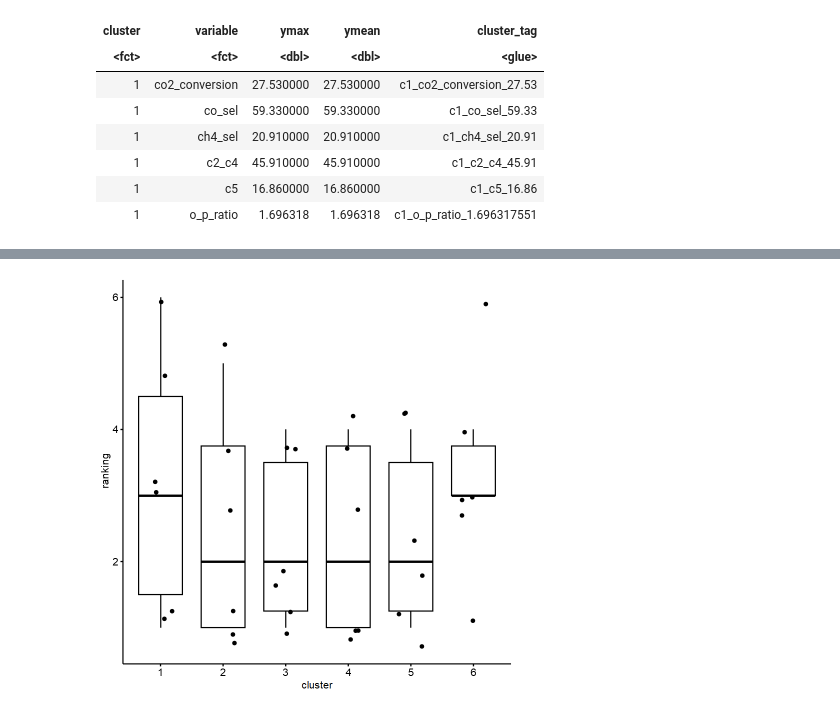
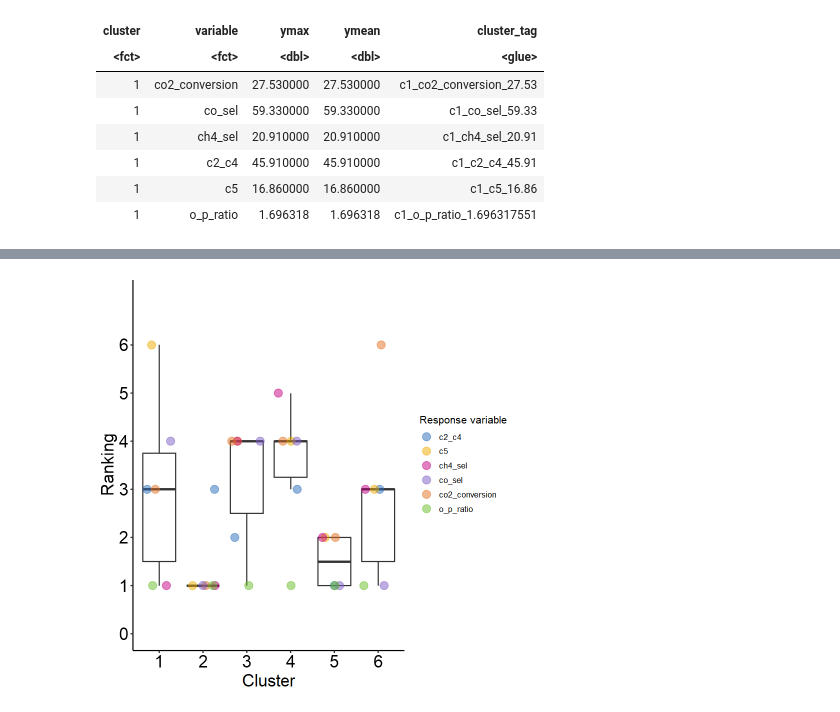
Before and after one commit to PiscatorX/Skunkworks, a Jupyter notebook: cluster_stats/C5_clusterCO2_6clusters.ipynb, the cells around one changed output, grey strips where cells are left out. Drawn from its saved outputs; the diff is of its cells as text; code cells hidden in the pictures.

```diff
--- a/cluster_stats/C5_clusterCO2_6clusters.ipynb
+++ b/cluster_stats/C5_clusterCO2_6clusters.ipynb
@@ -366,7 +378,3 @@ A tibble: 36 × 3
 | 4 | o_p_ratio | 1 |
 | 5 | o_p_ratio | 1 |
 | 6 | o_p_ratio | 1 |
-# %%
-ggboxplot(cluster_long_df, x = "cluster", y = "ranking", add = "jitter")
-# %% [output]
-[figure, removed]
@@ -373,3 +388,20 @@ ggboxplot(cluster_long_df, x = "cluster", y = "ranking", add = "jitter")
+# %%
+ggplot(cluster_long_df) +
+geom_boxplot(aes(x = cluster, y = ranking), outlier.shape = NA) +
+ geom_point(aes(x = cluster,
+                y = ranking,
+                colour =  response_variable), size = 4, alpha = 0.5, position = position_jitter(width = 0.35, height = 0.001)) +
+            theme_pubr() +
+            scale_y_continuous(limits = c(0, 7), breaks = seq(0,6,1)) +
+            labs(x = "Cluster", y = "Ranking", color = "Response variable") +
+            scale_color_bmj() +
+            theme(legend.position = "right",
+                  axis.title.x = element_text(size = 20),
+                  axis.title.y = element_text(size = 20),
+                  axis.text.x = element_text(size = 20),
+                  axis.text.y = element_text(size = 20))
+# %% [output]
+[figure, added]
 # %%
 (res_friedman <- cluster_long_df |>
                  friedman_test(ranking ~  response_variable|cluster))
```
Also changed, not shown: parts of 12 cells of this notebook, 3 other files.
